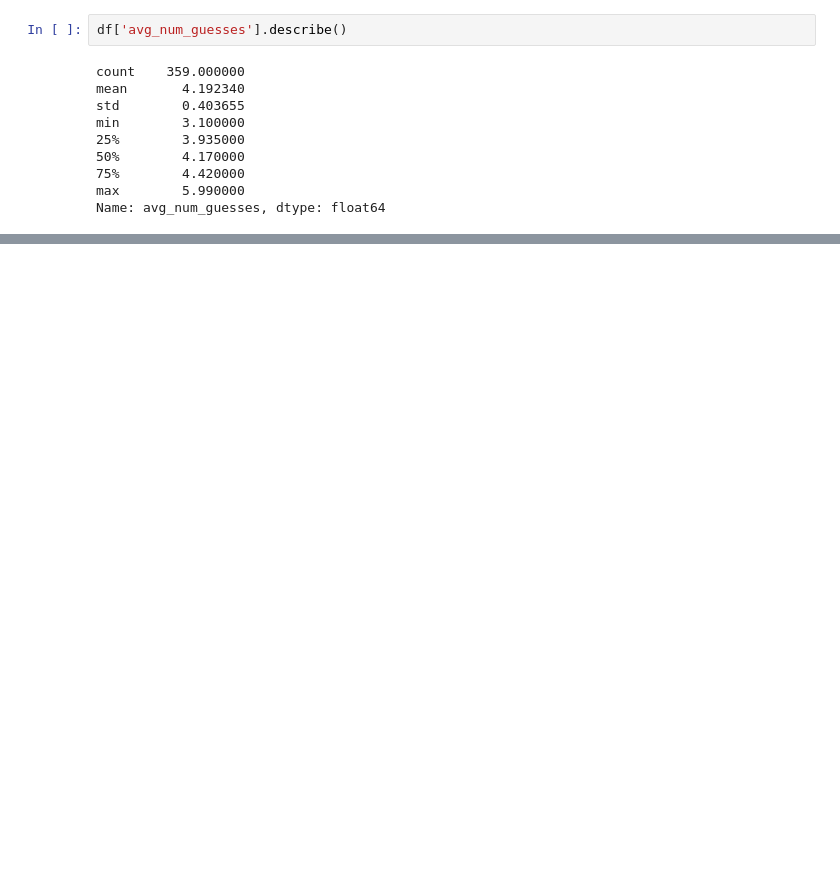
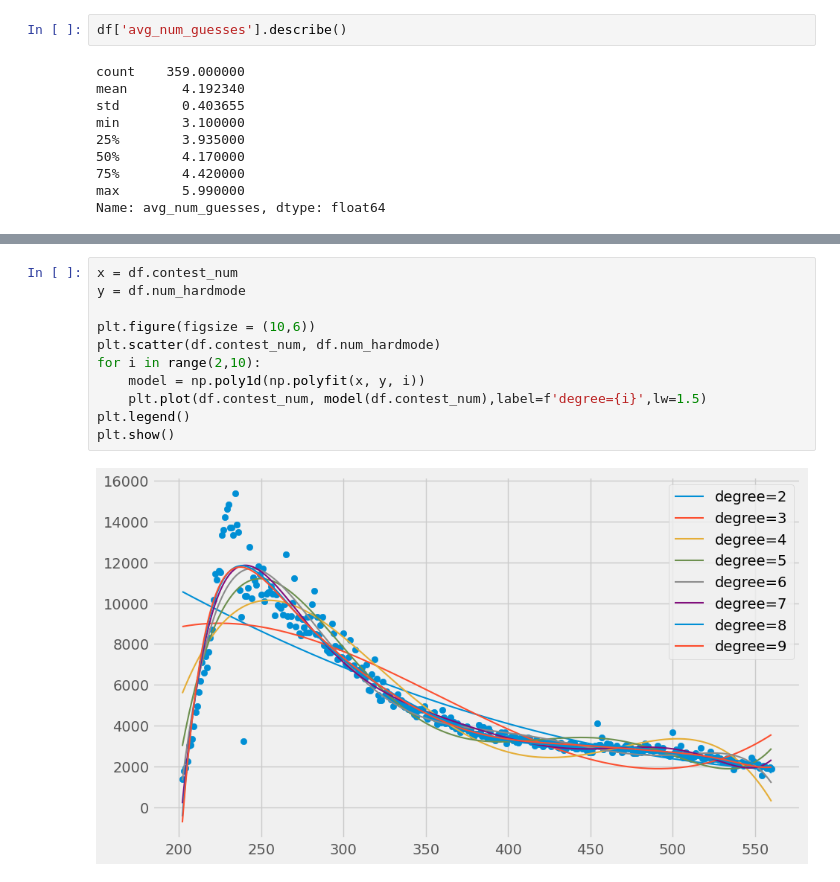
Before and after one commit to carlostbello/COMAP2023, a Jupyter notebook: src/regression.ipynb, the cells around one changed output, grey strips where cells are left out. Drawn from its saved outputs; the diff is of its cells as text; blank space fills up the shorter version.

```diff
--- a/src/regression.ipynb
+++ b/src/regression.ipynb
@@ -256,0 +266,13 @@ plt.show()
+# %%
+x = df.contest_num
+y = df.num_hardmode
+
+plt.figure(figsize = (10,6))
+plt.scatter(df.contest_num, df.num_hardmode)
+for i in range(2,10):
+    model = np.poly1d(np.polyfit(x, y, i))
+    plt.plot(df.contest_num, model(df.contest_num),label=f'degree={i}',lw=1.5)
+plt.legend()
+plt.show()
+# %% [output]
+[figure, added]
```
Also changed, not shown: parts of 17 cells of this notebook, 2 other files.
